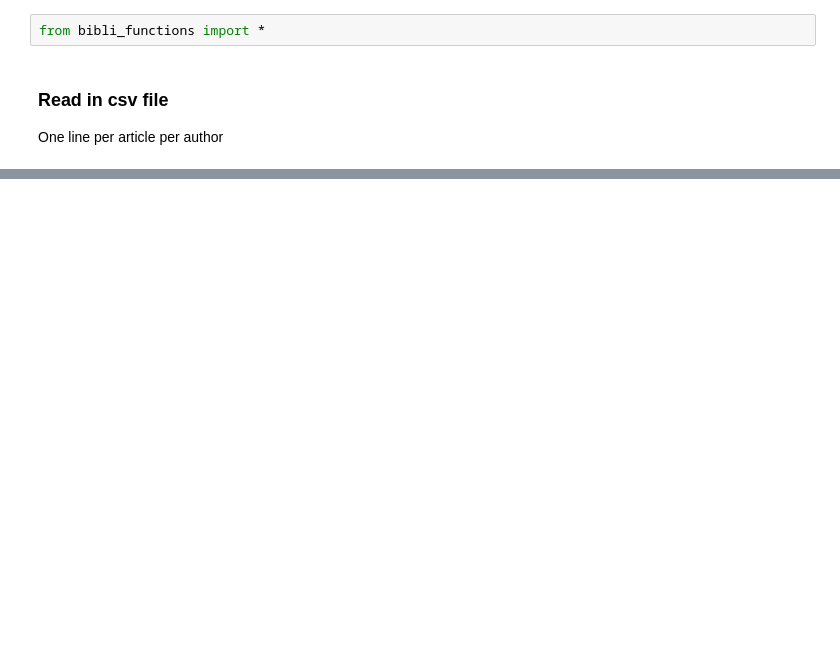
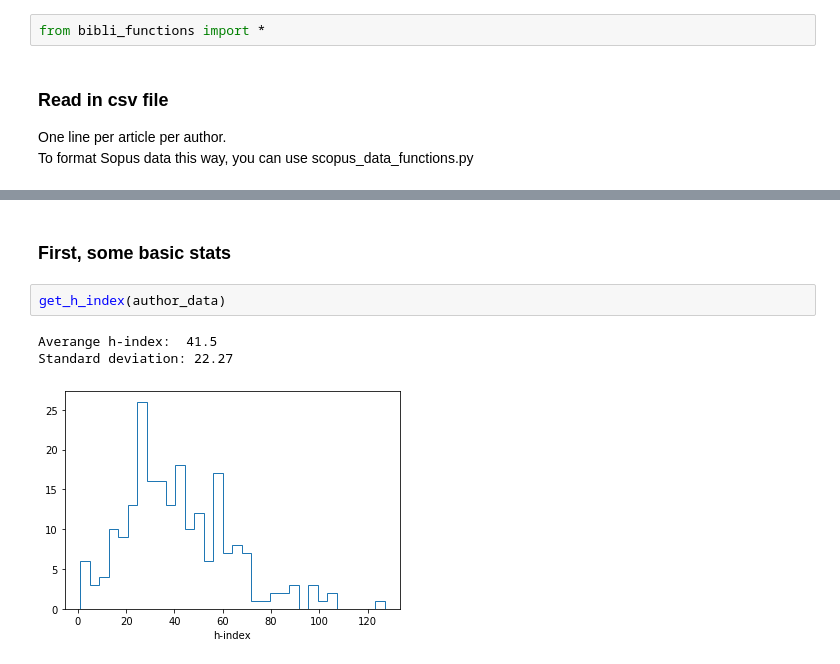
Before and after one commit to cmlamman/bibliog, a Jupyter notebook: Example.ipynb, the cells around one changed output, grey strips where cells are left out. Saved outputs shown, nothing was run; the diff lists cells and outputs as text; blank space fills up the shorter version.

Commit message:
Added functions for aggregating data
and formatting Scopus data, and updated example

```diff
--- a/Example.ipynb
+++ b/Example.ipynb
@@ -2,7 +2,8 @@
 from bibli_functions import *
 # %% [markdown]
 ### Read in csv file
-One line per article per author
+One line per article per author. <br>
+To format Sopus data this way, you can use scopus_data_functions.py
 # %%
 author_data = pd.read_csv('data/author_data_test.csv')
 author_data[:4]
@@ -12,3 +13,11 @@ author_data[:4]
 | 1 | 2 | 7003822985 | 2.915000e+04 | 2-s2.0-85104382294 | 2021 | Japan,China | Article | Journal | ... |
 | 2 | 3 | 7003822985 | 2.110025e+10 | 2-s2.0-85086235883 | 2019 | Japan,China | Conference Paper | Conference Proceeding | ... |
 | 3 | 4 | 7003822985 | 2.110025e+10 | 2-s2.0-85086230025 | 2019 | Japan,China | Conference Paper | Conference Proceeding | ... |
+# %% [markdown]
+### First, some basic stats
+# %%
+get_h_index(author_data)
+# %% [output]
+Averange h-index:  41.5
+Standard deviation: 22.27
+[figure, added]
```
Also changed, not shown: parts of 10 cells of this notebook, 4 other files.
